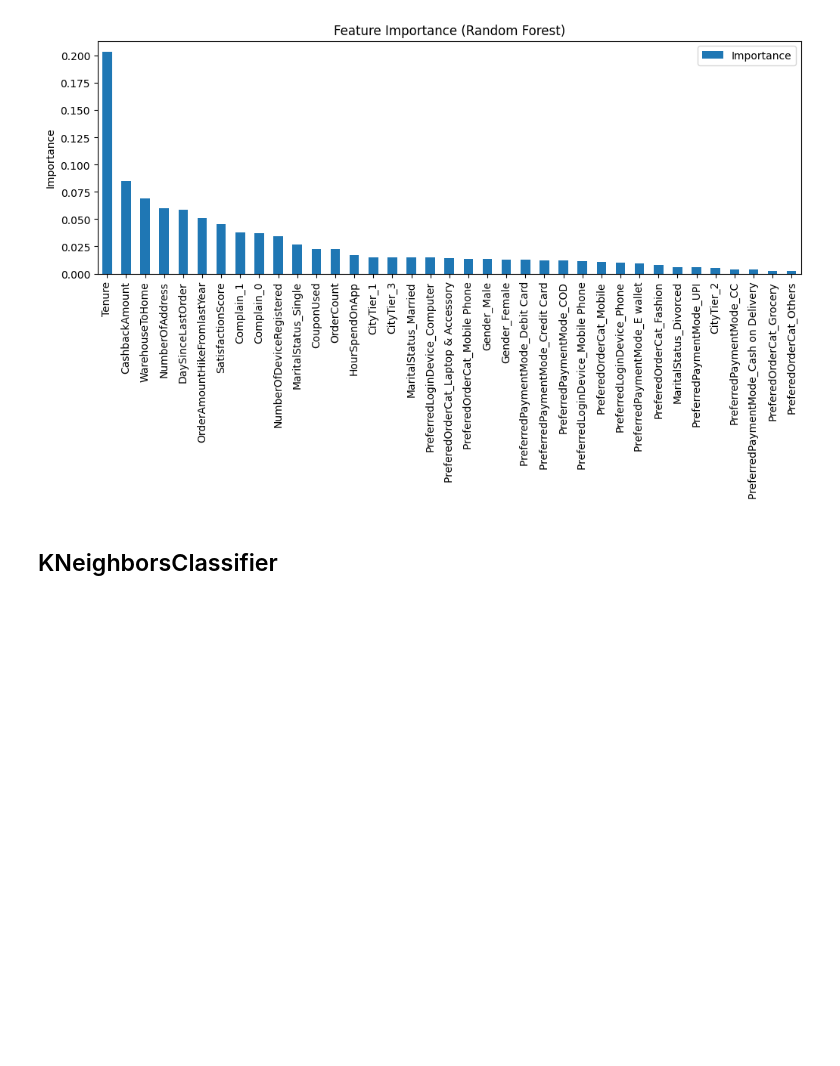
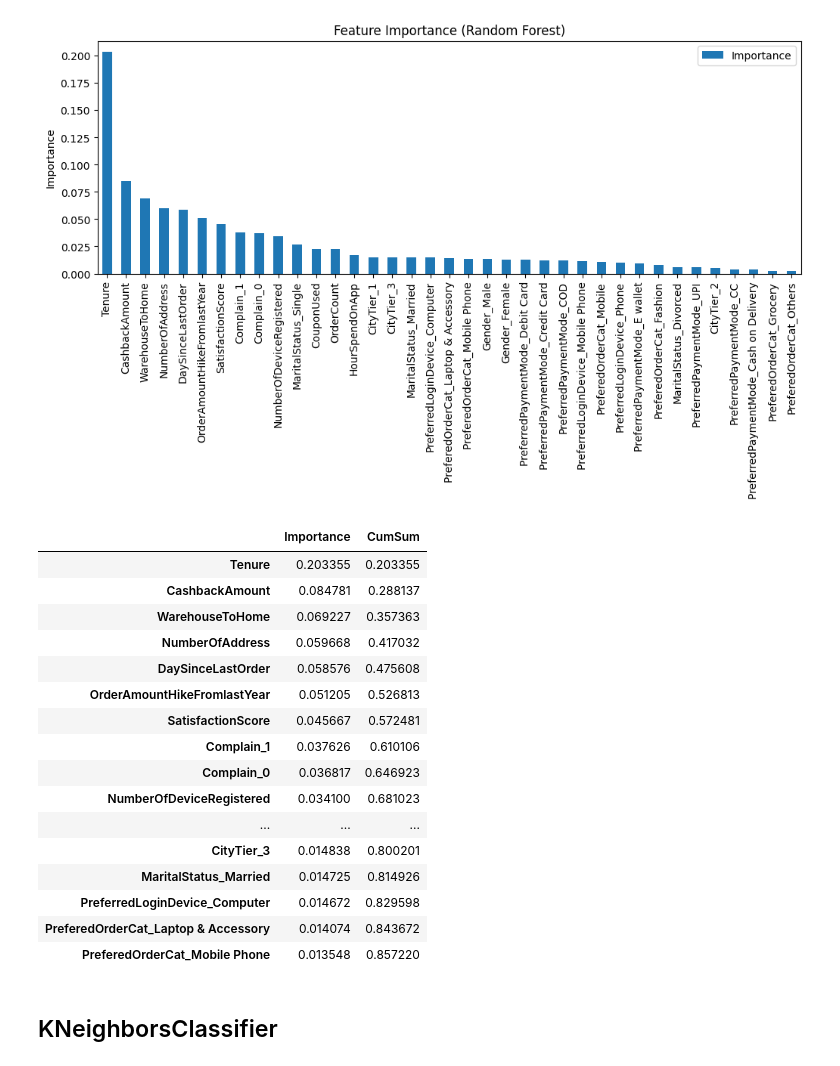
Before and after one commit to straylight77/data-sci-learning, a Jupyter notebook: dat203/final.ipynb, the cells around one changed output. Cells and saved outputs as stored; diff of their text form; code cells hidden in the pictures; blank space fills up the shorter version.

```diff
--- a/dat203/final.ipynb
+++ b/dat203/final.ipynb
@@ -728,6 +766,27 @@ plt.title("Feature Importance (Random Forest)")
 plt.show()
 # %% [output]
 [figure]
+# %%
+imp_df['CumSum'] = imp_df['Importance'].cumsum()
+imp_df.iloc[0:20]
+# %% [output]
+|  | Importance | CumSum |
+| Tenure | 0.203355 | 0.203355 |
+| CashbackAmount | 0.084781 | 0.288137 |
+| WarehouseToHome | 0.069227 | 0.357363 |
+| NumberOfAddress | 0.059668 | 0.417032 |
+| DaySinceLastOrder | 0.058576 | 0.475608 |
+| OrderAmountHikeFromlastYear | 0.051205 | 0.526813 |
+| SatisfactionScore | 0.045667 | 0.572481 |
+| Complain_1 | 0.037626 | 0.610106 |
+| Complain_0 | 0.036817 | 0.646923 |
+| NumberOfDeviceRegistered | 0.034100 | 0.681023 |
+| ... | ... | ... |
+| CityTier_3 | 0.014838 | 0.800201 |
+| MaritalStatus_Married | 0.014725 | 0.814926 |
+| PreferredLoginDevice_Computer | 0.014672 | 0.829598 |
+| PreferedOrderCat_Laptop & Accessory | 0.014074 | 0.843672 |
+| PreferedOrderCat_Mobile Phone | 0.013548 | 0.857220 |
 # %% [markdown]
 ## KNeighborsClassifier
 # %%
```
Also changed, not shown: parts of 30 cells of this notebook.
